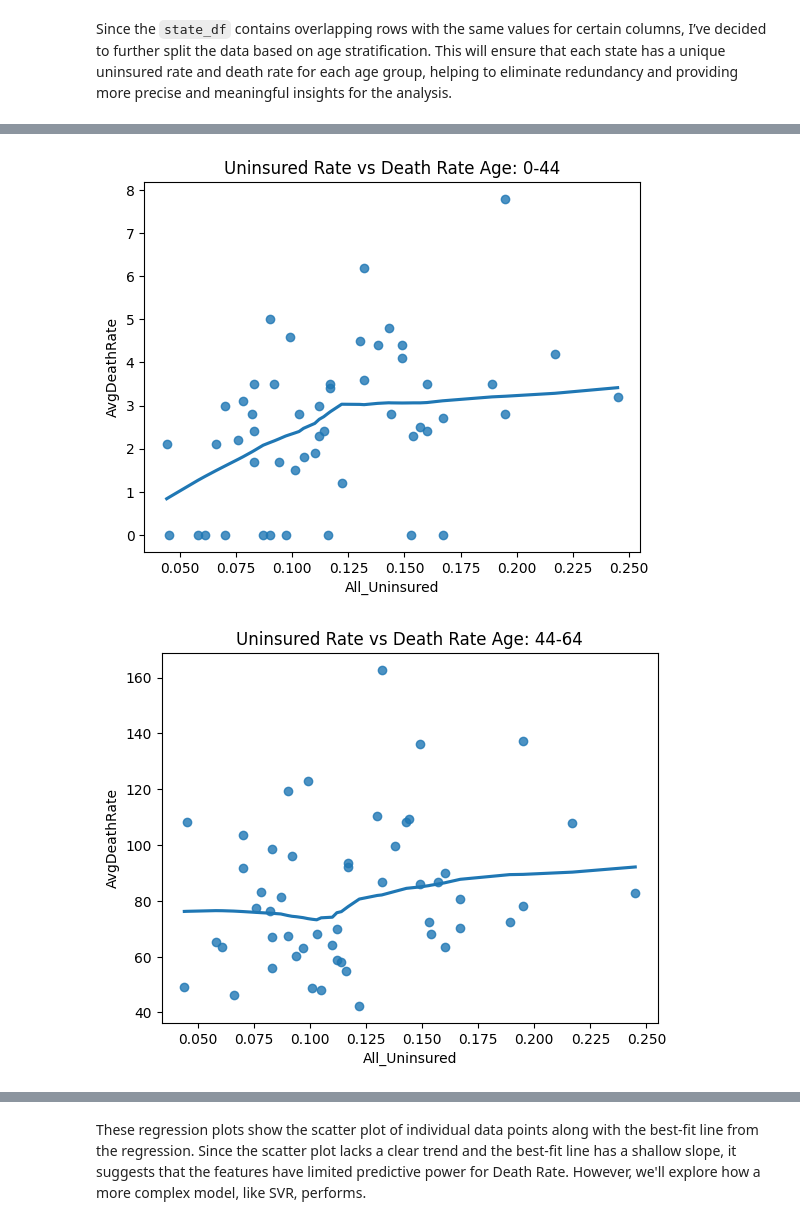
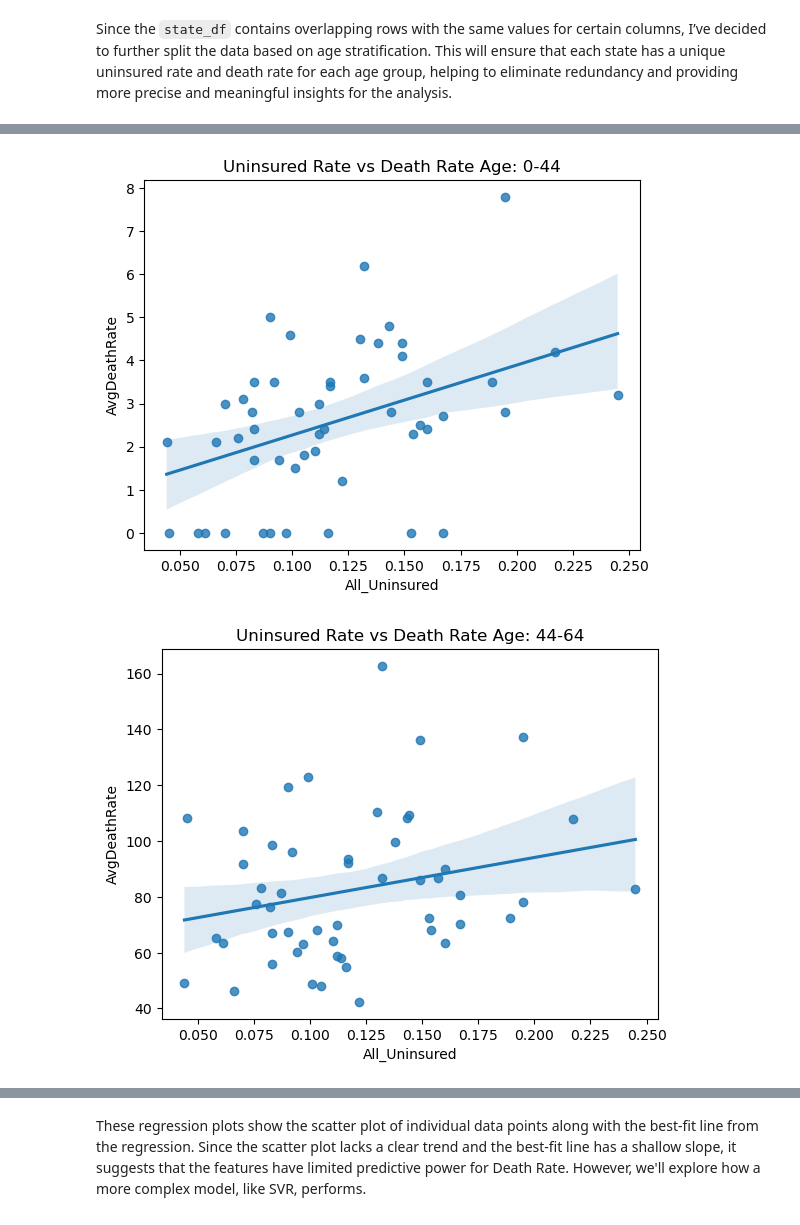
Before and after one commit to Nick-2003/cpsc368_knm_project, a Jupyter notebook: cpsc_368_project_knm_state.ipynb, the cells around one changed output, grey strips where cells are left out. Saved outputs shown, nothing was run; the diff lists cells and outputs as text; code cells hidden in the pictures.

```diff
--- a/cpsc_368_project_knm_state.ipynb
+++ b/cpsc_368_project_knm_state.ipynb
@@ -76,13 +74,13 @@ The target column, AvgDeathRate, is the only column with missing values. To hand
 # %%
-sns.regplot(data=state_df_0_44, x='All_Uninsured', y='AvgDeathRate', scatter=True, lowess=True)
+sns.regplot(data=state_df_0_44, x='All_Uninsured', y='AvgDeathRate', scatter=True)
 plt.title('Uninsured Rate vs Death Rate Age: 0-44')
 plt.show()
 # %% [output]
-[figure, old version]
+[figure, new version]
 # %%
-sns.regplot(data=state_df_45_64, x='All_Uninsured', y='AvgDeathRate', scatter=True, lowess=True)
+sns.regplot(data=state_df_45_64, x='All_Uninsured', y='AvgDeathRate', scatter=True)
 plt.title('Uninsured Rate vs Death Rate Age: 44-64')
 plt.show()
 # %% [output]
-[figure, old version]
+[figure, new version]
 # %%
```
Also changed, not shown: parts of 11 cells of this notebook.
